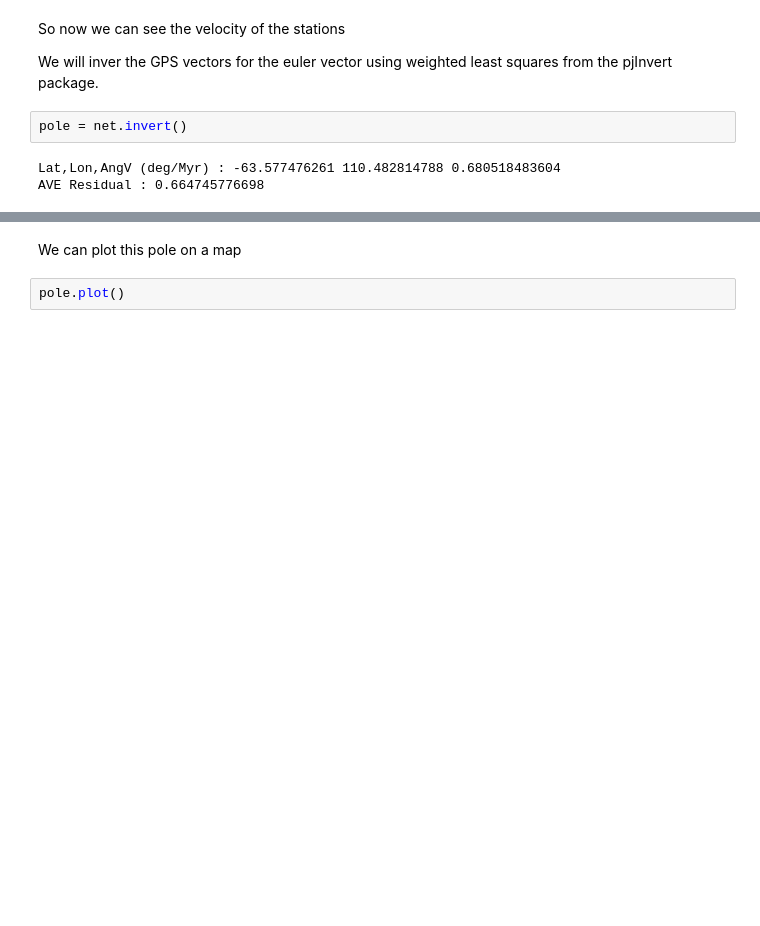
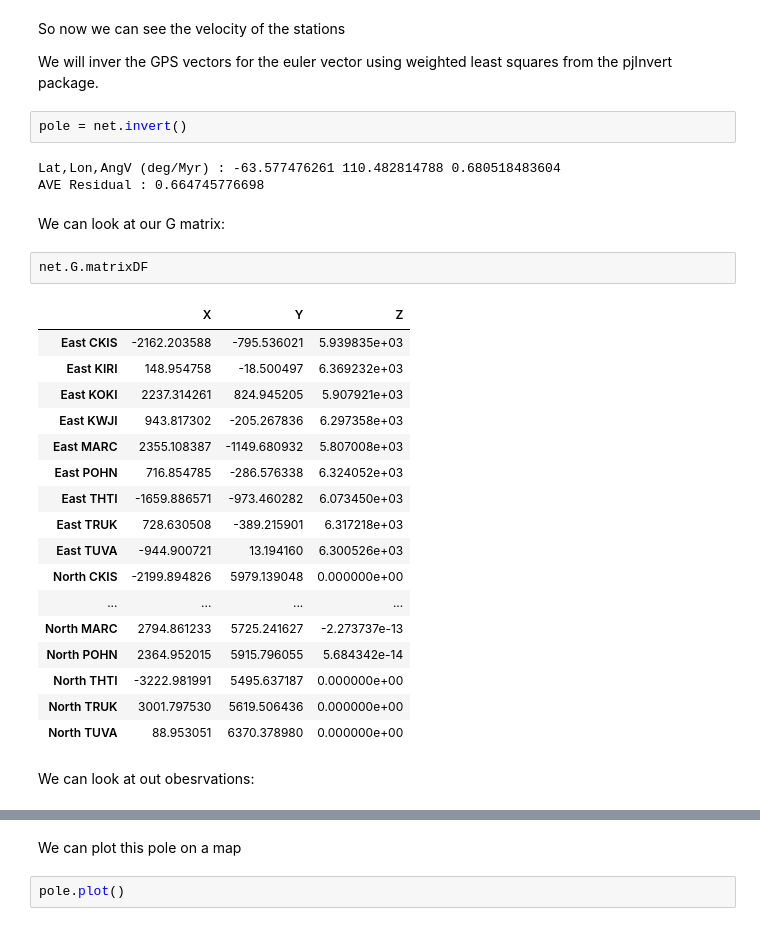
Before and after one commit to USFgeodesy/usfEP, a Jupyter notebook: usfEP/usfEP_tutorial.ipynb, the cells around one changed output, grey strips where cells are left out. Cells and saved outputs as stored; diff of their text form; blank space fills up the shorter version.

```diff
--- a/usfEP/usfEP_tutorial.ipynb
+++ b/usfEP/usfEP_tutorial.ipynb
@@ -49,3 +49,27 @@ pole = net.invert()
 # %% [output]
 Lat,Lon,AngV (deg/Myr) : -63.577476261 110.482814788 0.680518483604
 AVE Residual : 0.664745776698
+# %% [markdown]
+We can look at our G matrix:
+# %%
+net.G.matrixDF
+# %% [output]
+|  | X | Y | Z |
+| East CKIS | -2162.203588 | -795.536021 | 5.939835e+03 |
+| East KIRI | 148.954758 | -18.500497 | 6.369232e+03 |
+| East KOKI | 2237.314261 | 824.945205 | 5.907921e+03 |
+| East KWJI | 943.817302 | -205.267836 | 6.297358e+03 |
+| East MARC | 2355.108387 | -1149.680932 | 5.807008e+03 |
+| East POHN | 716.854785 | -286.576338 | 6.324052e+03 |
+| East THTI | -1659.886571 | -973.460282 | 6.073450e+03 |
+| East TRUK | 728.630508 | -389.215901 | 6.317218e+03 |
+| East TUVA | -944.900721 | 13.194160 | 6.300526e+03 |
+| North CKIS | -2199.894826 | 5979.139048 | 0.000000e+00 |
+| ... | ... | ... | ... |
+| North MARC | 2794.861233 | 5725.241627 | -2.273737e-13 |
+| North POHN | 2364.952015 | 5915.796055 | 5.684342e-14 |
+| North THTI | -3222.981991 | 5495.637187 | 0.000000e+00 |
+| North TRUK | 3001.797530 | 5619.506436 | 0.000000e+00 |
+| North TUVA | 88.953051 | 6370.378980 | 0.000000e+00 |
+# %% [markdown]
+We can look at out obesrvations:
```
Also changed, not shown: parts of 5 cells of this notebook.
